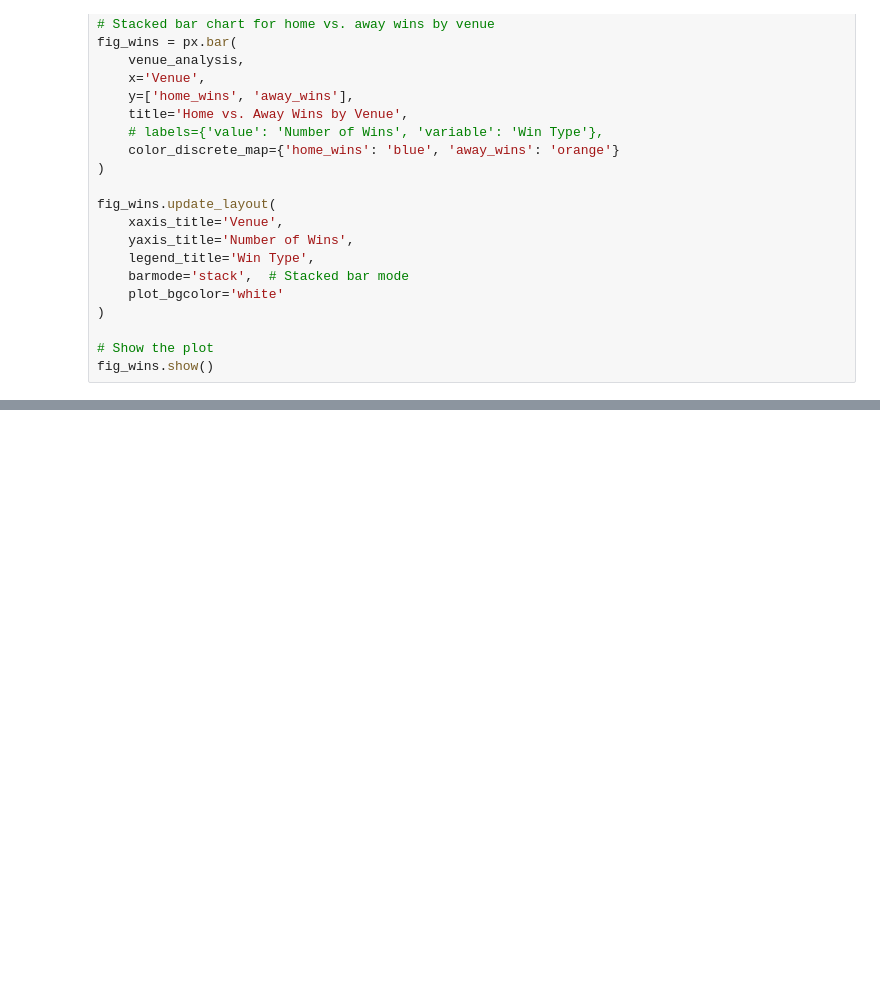
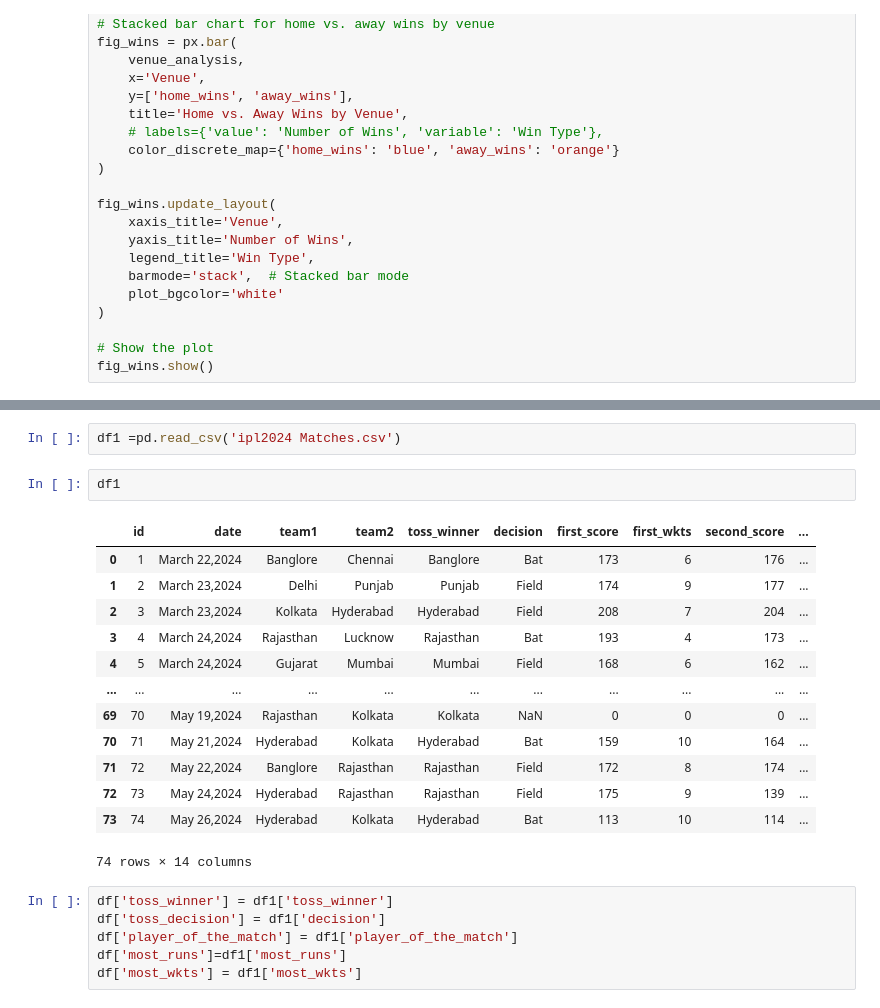
Before and after one commit to Omimishra/Python-Data-science, a Jupyter notebook: fixtures.ipynb, the cells around one changed output, grey strips where cells are left out. Cells and saved outputs as stored; diff of their text form; blank space fills up the shorter version.

```diff
--- a/fixtures.ipynb
+++ b/fixtures.ipynb
@@ -854,0 +854,24 @@ fig_wins.show()
+# %%
+df1 =pd.read_csv('ipl2024 Matches.csv')
+# %%
+df1
+# %% [output]
+|  | id | date | team1 | team2 | toss_winner | decision | first_score | first_wkts | second_score | ... |
+| 0 | 1 | March 22,2024 | Banglore | Chennai | Banglore | Bat | 173 | 6 | 176 | ... |
+| 1 | 2 | March 23,2024 | Delhi | Punjab | Punjab | Field | 174 | 9 | 177 | ... |
+| 2 | 3 | March 23,2024 | Kolkata | Hyderabad | Hyderabad | Field | 208 | 7 | 204 | ... |
+| 3 | 4 | March 24,2024 | Rajasthan | Lucknow | Rajasthan | Bat | 193 | 4 | 173 | ... |
+| 4 | 5 | March 24,2024 | Gujarat | Mumbai | Mumbai | Field | 168 | 6 | 162 | ... |
+| ... | ... | ... | ... | ... | ... | ... | ... | ... | ... | ... |
+| 69 | 70 | May 19,2024 | Rajasthan | Kolkata | Kolkata | NaN | 0 | 0 | 0 | ... |
+| 70 | 71 | May 21,2024 | Hyderabad | Kolkata | Hyderabad | Bat | 159 | 10 | 164 | ... |
+| 71 | 72 | May 22,2024 | Banglore | Rajasthan | Rajasthan | Field | 172 | 8 | 174 | ... |
+| 72 | 73 | May 24,2024 | Hyderabad | Rajasthan | Rajasthan | Field | 175 | 9 | 139 | ... |
+| 73 | 74 | May 26,2024 | Hyderabad | Kolkata | Hyderabad | Bat | 113 | 10 | 114 | ... |
+74 rows × 14 columns
+# %%
+df['toss_winner'] = df1['toss_winner']
+df['toss_decision'] = df1['decision']
+df['player_of_the_match'] = df1['player_of_the_match']
+df['most_runs']=df1['most_runs']
+df['most_wkts'] = df1['most_wkts']
```
Also changed, not shown: parts of 13 cells of this notebook, 2 other files.
